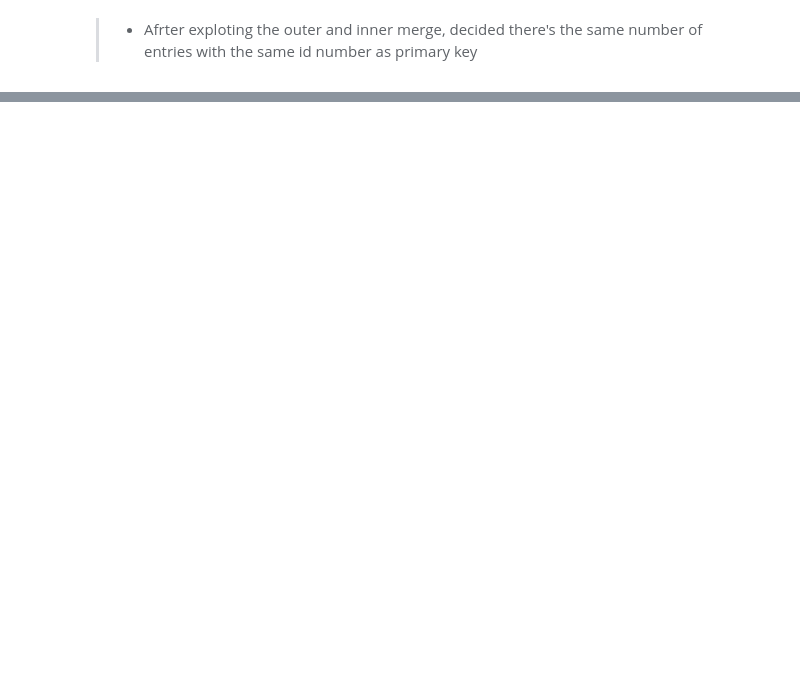
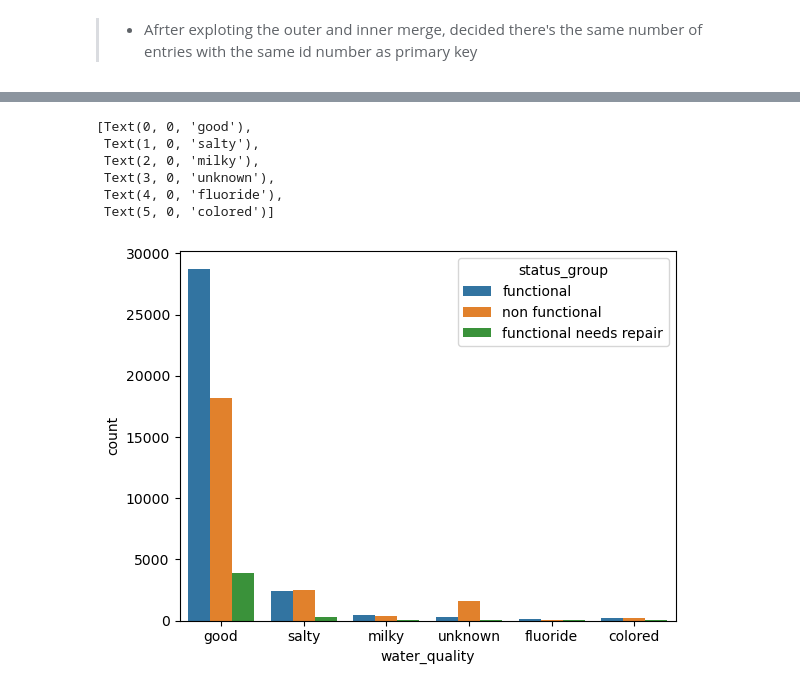
Before and after one commit to Danayt09/Tanzanian_Water_Wells, a Jupyter notebook: EDA.ipynb, the cells around one changed output, grey strips where cells are left out. Saved outputs shown, nothing was run; the diff lists cells and outputs as text; code cells hidden in the pictures; blank space fills up the shorter version.

```diff
--- a/EDA.ipynb
+++ b/EDA.ipynb
@@ -1024,0 +359,12 @@ final_data.to_csv('tz_data.csv')
+# %%
+plt.figure("Water Quality And Functionality")
+ax = sns.countplot(x='water_quality', hue="status_group", data=train_data)
+ax.set_xticklabels(ax.get_xticklabels())
+# %% [output]
+[Text(0, 0, 'good'),
+ Text(1, 0, 'salty'),
+ Text(2, 0, 'milky'),
+ Text(3, 0, 'unknown'),
+ Text(4, 0, 'fluoride'),
+ Text(5, 0, 'colored')]
+[figure, added]
```
Also changed, not shown: parts of 142 cells of this notebook, 2 other files.
